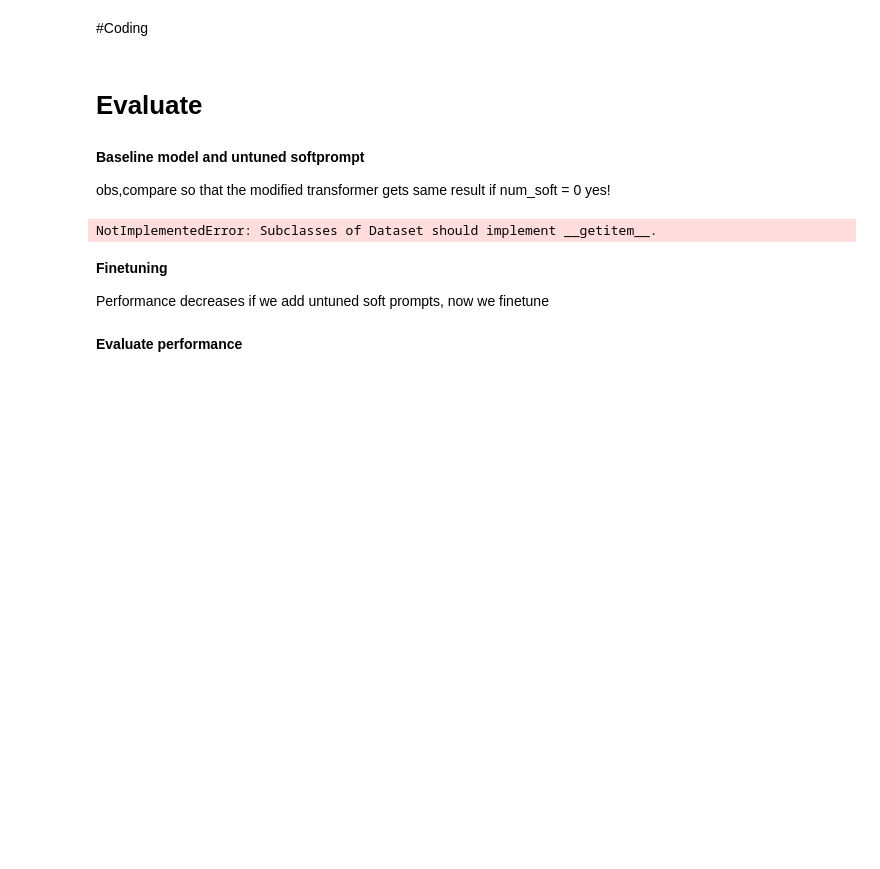
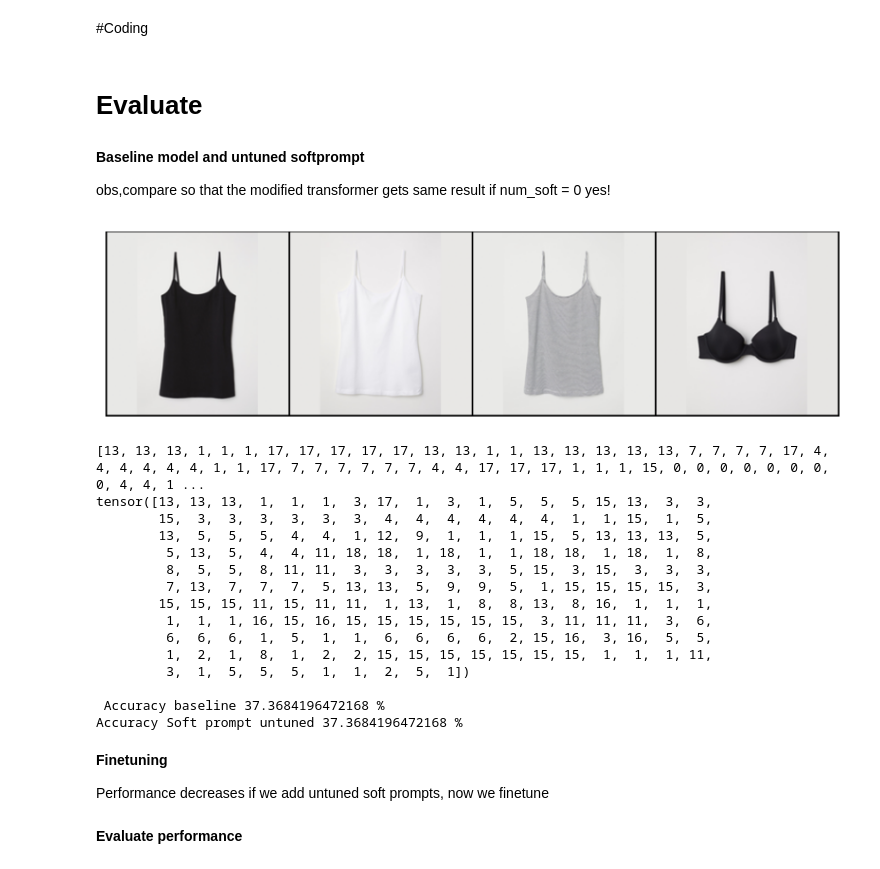
Before and after one commit to Samin765/DD2430_Project, a Jupyter notebook: CLIP_prompt.ipynb, the cells around one changed output. Cells and saved outputs as stored; diff of their text form; code cells hidden in the pictures; blank space fills up the shorter version.

Commit message:
Update imports and add most function to py files, cleanup and refactor

```diff
--- a/CLIP_prompt.ipynb
+++ b/CLIP_prompt.ipynb
@@ -4,11 +4,14 @@
 # Constants
 Change these to fit your needs
 # %%
+# Are you developing locally or on google colab?
+COLAB = False
+
 # path kaggle will download to
-HM_DATA_PATH = "/content/drive/MyDrive/dd2430/data/"
+HM_DATA_PATH = "/content/drive/MyDrive/dd2430/data/" if COLAB else "./data/"
 
 # path tourch.save and .load will use
-PTH_SAVE_PATH = "/content/drive/MyDrive/dd2430/pth/"
+PTH_SAVE_PATH = "/content/drive/MyDrive/dd2430/pth/" if COLAB else "./pth/"
 
 # False if you have already downloaded once
 DOWNLOAD_FROM_KAGGLE = False
@@ -22,6 +25,9 @@ SET_SIZES = {
     "test": 0.1,
     "val": 0.1,
 }
+
+# samples per class in uniform dataset
+N_SAMPLES = 10
 # %% [markdown]
 # Imports
 # %%
@@ -62,4 +49,9 @@ from transformers.models.clip.modeling_clip import CLIPOutput, clip_loss
 # %%
-device = torch.device("cuda" if torch.cuda.is_available() else "cpu")
-print(f"Using device: {device}")
+device = 'cpu'
+if torch.cuda.is_available():
+    device = 'cuda'
+if torch.backends.mps.is_available(): # For apple silicon
+    device = 'mps'
+
+print("Using device: ", device)
 # %% [output]
@@ -245,7 +115,7 @@ If you already have the HM data and .pth saved in google drive, this is where th
 
 Remember to change the constants at the top so you don't download and/or create a new dataset next time.
 # %%
-n_samples = 10
+n_samples = N_SAMPLES
 file_to_load = f"HM_data_{n_samples}.pth"
 
 loaded_data = torch.load(f'{PTH_SAVE_PATH}{file_to_load}')
@@ -253,6 +123,8 @@ loaded_data = torch.load(f'{PTH_SAVE_PATH}{file_to_load}')
 image_emb = loaded_data['image_embedding']
 labels = loaded_data['class_text']
 images = loaded_data['images']
+
+dataset = UniformHMDataset(image_emb, labels , images)
 # %% [markdown]
 # Split data into train, test, and val set
 Use `dataset_train`, `dataset_test`, and `dataset_val`.
@@ -440,44 +217,59 @@ with torch.no_grad():
         #text = ['An image of a '+i for i in labels] # for training
         #image_embeds, _ = get_image_emb(model, processor, return_normal(images, processor, 0, False)) #use or not
         # baseline
-        text_embeds = get_text_emb(model, processor, text)
-        logits_per_image1, loss = apply_clip(text_embeds, image_embeds, model)
+        text_embeds = model_functions.get_text_emb(model, processor, text)
+        logits_per_image1, loss = model_functions.apply_clip(text_embeds, image_embeds, model)
         probs1 = logits_per_image1.softmax(dim=-1).cpu().numpy()
         # softprompts
 
-        text_embeds = get_text_emb_soft(model, processor, text, soft_prompts)
+        text_embeds = model_functions.get_text_emb_soft(model, processor, text, soft_prompts)
 
-        logits_per_image2, loss = apply_clip(text_embeds, image_embeds, model)
+        logits_per_image2, loss = model_functions.apply_clip(text_embeds, image_embeds, model)
         probs2 = logits_per_image2.softmax(dim=-1).cpu().numpy()
 
         if show_image and batch_nr%40==0:
-            images = return_normal(images, processor, 4, True)
+            images = utils.return_normal(images, processor, 4, True)
             #print(dataset.classes)
             #print(probs1.round(decimals=3))
             #print('Base, then soft')
             #print(probs2.round(decimals=3))
 
         predicted_class_base = logits_per_image1.argmax(dim=-1)
         predicted_class_soft_untuned = logits_per_image2.argmax(dim=-1)
 
         all_predictions_baseline.append(predicted_class_base)
         all_predictions_soft_untuned.append(predicted_class_soft_untuned)
         for lab in labels:
             all_labels.append(dataset.class_to_id[lab])
 
 
 all_predictions_baseline=torch.cat(all_predictions_baseline).cpu()
 all_predictions_soft_untuned=torch.cat(all_predictions_soft_untuned).cpu()
 
 print(all_labels)
 print(all_predictions_baseline)
 
 correct_base = all_predictions_baseline==torch.tensor(all_labels).cpu()
 correct_soft_unt = all_predictions_soft_untuned==torch.tensor(all_labels).cpu()
 print(f'\n Accuracy baseline {100*correct_base.sum()/correct_base.shape[0]} %')
 print(f'Accuracy Soft prompt untuned {100*correct_soft_unt.sum()/correct_soft_unt.shape[0]} %')
 # %% [output]
+[figure, added]
-NotImplementedError: Subclasses of Dataset should implement __getitem__.
+[13, 13, 13, 1, 1, 1, 17, 17, 17, 17, 17, 13, 13, 1, 1, 13, 13, 13, 13, 13, 7, 7, 7, 7, 17, 4, 4, 4, 4, 4, 4, 1, 1, 17, 7, 7, 7, 7, 7, 7, 4, 4, 17, 17, 17, 1, 1, 1, 15, 0, 0, 0, 0, 0, 0, 0, 0, 4, 4, 1 ...
+tensor([13, 13, 13,  1,  1,  1,  3, 17,  1,  3,  1,  5,  5,  5, 15, 13,  3,  3,
+        15,  3,  3,  3,  3,  3,  3,  4,  4,  4,  4,  4,  4,  1,  1, 15,  1,  5,
+        13,  5,  5,  5,  4,  4,  1, 12,  9,  1,  1,  1, 15,  5, 13, 13, 13,  5,
+         5, 13,  5,  4,  4, 11, 18, 18,  1, 18,  1,  1, 18, 18,  1, 18,  1,  8,
+         8,  5,  5,  8, 11, 11,  3,  3,  3,  3,  3,  5, 15,  3, 15,  3,  3,  3,
+         7, 13,  7,  7,  7,  5, 13, 13,  5,  9,  9,  5,  1, 15, 15, 15, 15,  3,
+        15, 15, 15, 11, 15, 11, 11,  1, 13,  1,  8,  8, 13,  8, 16,  1,  1,  1,
+         1,  1,  1, 16, 15, 16, 15, 15, 15, 15, 15, 15,  3, 11, 11, 11,  3,  6,
+         6,  6,  6,  1,  5,  1,  1,  6,  6,  6,  6,  2, 15, 16,  3, 16,  5,  5,
+         1,  2,  1,  8,  1,  2,  2, 15, 15, 15, 15, 15, 15, 15,  1,  1,  1, 11,
+         3,  1,  5,  5,  5,  1,  1,  2,  5,  1])
+
+ Accuracy baseline 37.3684196472168 %
+Accuracy Soft prompt untuned 37.3684196472168 %
 # %% [markdown]
 **Finetuning**
 
```
Also changed, not shown: parts of 13 cells of this notebook.
